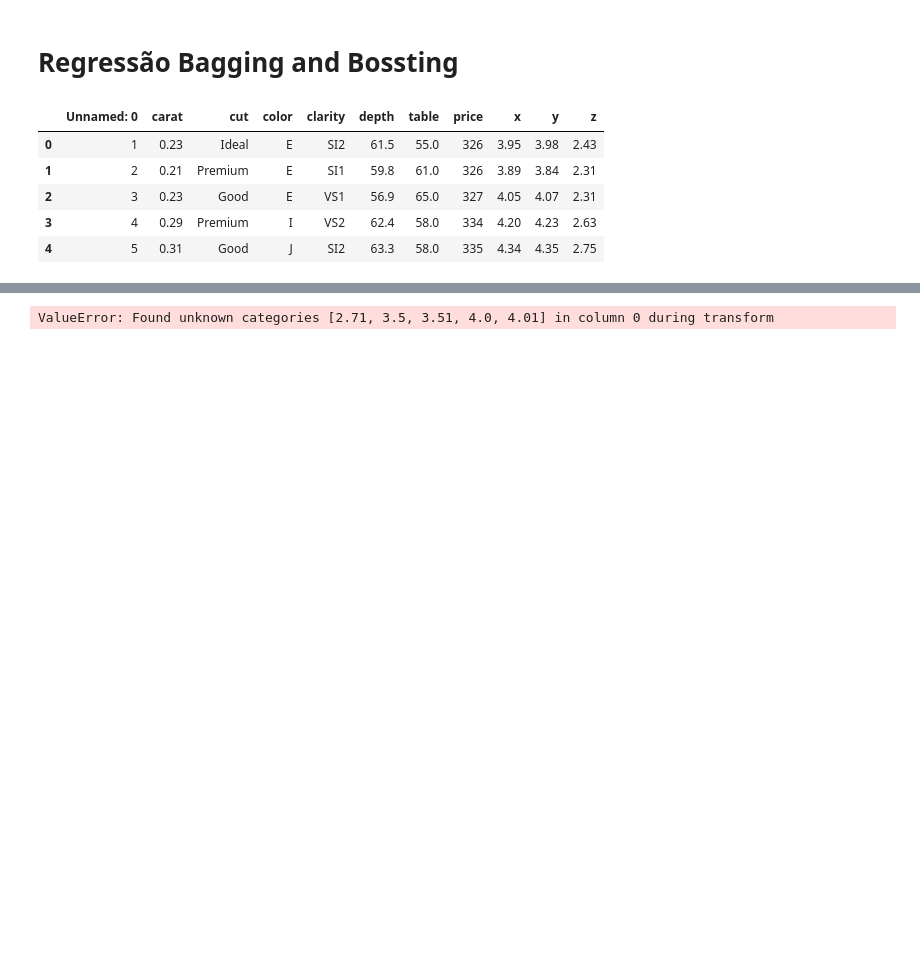
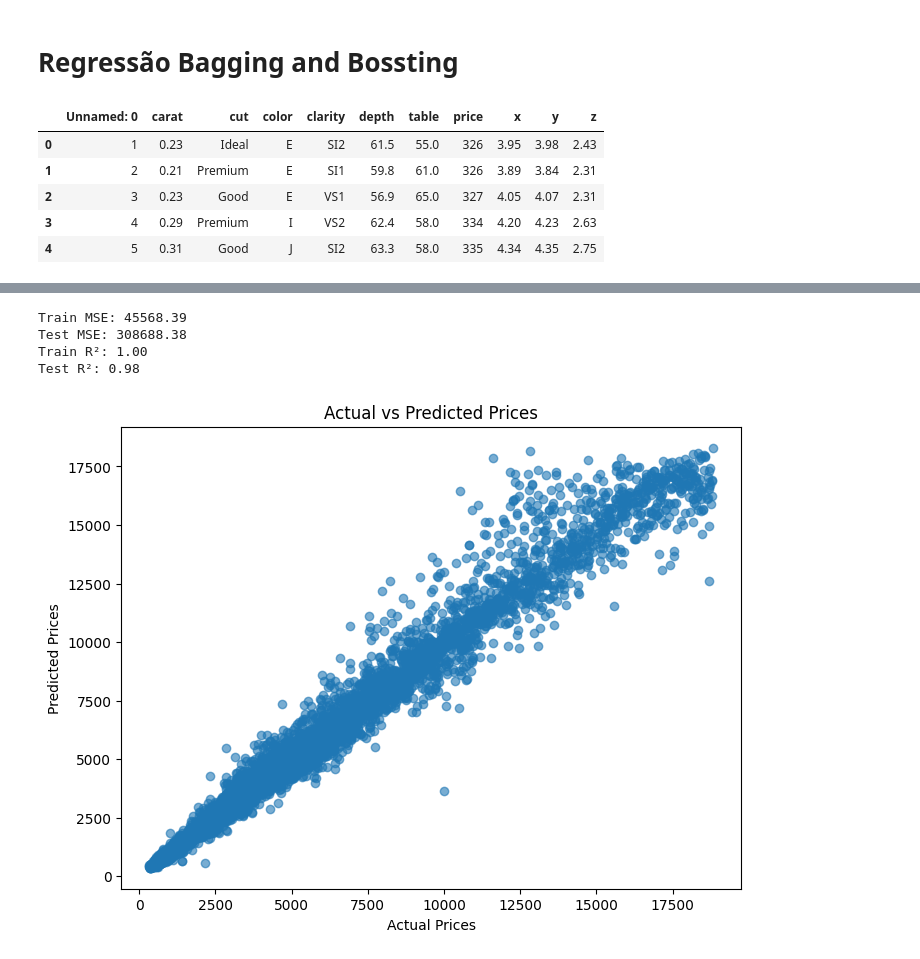
Before and after one commit to Turma1174/projetoML2, a Jupyter notebook: Regressão.ipynb, the cells around one changed output, grey strips where cells are left out. Drawn from its saved outputs; the diff is of its cells as text; code cells hidden in the pictures; blank space fills up the shorter version.

Commit message:
regressão meio certa

```diff
--- a/Regressão.ipynb
+++ b/Regressão.ipynb
@@ -31,3 +43,8 @@ df = df.drop(['x','y','z','Unnamed: 0'], axis=1)
+# %%
+#using ordinal encoding for the rest of variables
+ordinal_encoder = OrdinalEncoder(categories=[['I1', 'SI2', 'SI1', 'VS2', 'VS1', 'VVS2', 'VVS1', 'IF']])
+
+df['clarity'] = ordinal_encoder.fit_transform(df[['clarity']])
 # %%
 #separando o data frame em x e y
 X = df.drop('price', axis=1)
@@ -36,8 +53,5 @@ y = df['price']
 #separando o dado
 X_train, X_test, y_train, y_test = train_test_split(X, y, test_size=0.2, random_state=42)
 # %%
-#criando o pipeline de regressão de random forest
-pipeline_bagging = Pipeline([
-    ('scaler', OrdinalEncoder()),
-    ('regressor', RandomForestRegressor(random_state=42))
-])
+# criando o modelo de regressão com Bagging
+bagging_regressor = BaggingRegressor(n_estimators=50, random_state=42)
@@ -72,3 +58,4 @@ grid_search_bagging = GridSearchCV(
 # %%
-grid_search_bagging.fit(X_train, y_train)
+# treinando o modelo
+bagging_regressor.fit(X_train, y_train)
 # %% [output]
@@ -109,6 +62,0 @@ best_boosting_model = grid_search_boosting.best_estimator_
-# %%
-# Predictions and evaluation
-bagging_predictions = best_bagging_model.predict(X_test)
-boosting_predictions = best_boosting_model.predict(X_test)
-# %% [output]
-ValueError: Found unknown categories [2.71, 3.5, 3.51, 4.0, 4.01] in column 0 during transform
@@ -122,0 +63,4 @@ print(f"Boosting Test MSE: {boosting_mse}")
+# %%
+# realizando previsões
+y_pred_train = bagging_regressor.predict(X_train)
+y_pred_test = bagging_regressor.predict(X_test)
@@ -122,0 +73,19 @@ print(f"Boosting Test MSE: {boosting_mse}")
+# %%
+print(f"Train MSE: {train_mse:.2f}")
+print(f"Test MSE: {test_mse:.2f}")
+print(f"Train R²: {train_r2:.2f}")
+print(f"Test R²: {test_r2:.2f}")
+
+# plotando os resultados
+plt.figure(figsize=(8, 6))
+plt.scatter(y_test, y_pred_test, alpha=0.6)
+plt.xlabel("Actual Prices")
+plt.ylabel("Predicted Prices")
+plt.title("Actual vs Predicted Prices")
+plt.show()
+# %% [output]
+Train MSE: 45568.39
+Test MSE: 308688.38
+Train R²: 1.00
+Test R²: 0.98
+[figure, added]
```
Also changed, not shown: parts of 14 cells of this notebook.
